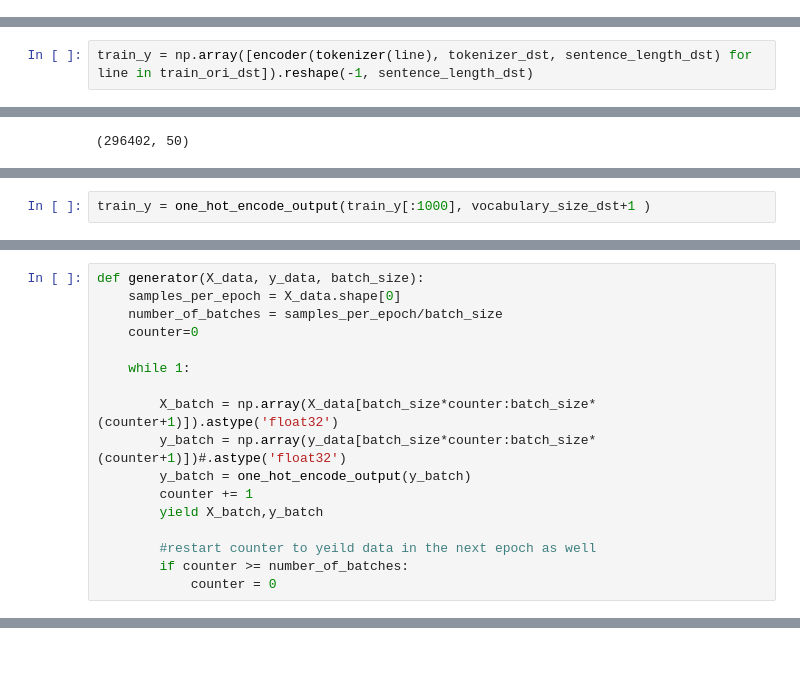
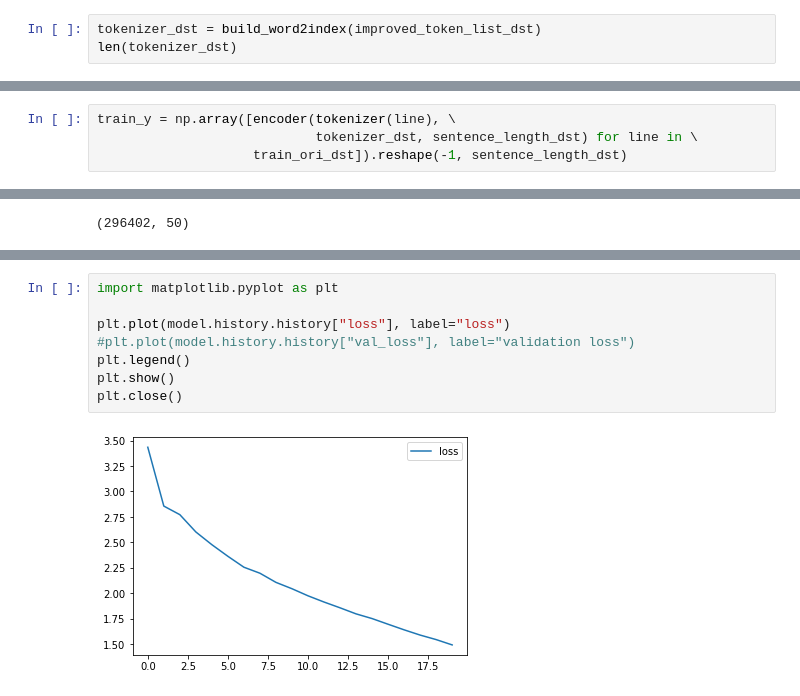
Before and after one commit to L-theorist/simple-simplifier, a Jupyter notebook: main.ipynb, the cells around one changed output, grey strips where cells are left out. Cells and saved outputs as stored; diff of their text form; blank space fills up the shorter version.

```diff
--- a/main.ipynb
+++ b/main.ipynb
@@ -502,0 +341,3 @@ len(tokenizer_dst)
+# %%
+tokenizer_dst = build_word2index(improved_token_list_dst)
+len(tokenizer_dst)
@@ -503,5 +346,7 @@ len(tokenizer_dst)
 # %%
-train_y = np.array([encoder(tokenizer(line), tokenizer_dst, sentence_length_dst) for line in train_ori_dst]).reshape(-1, sentence_length_dst)
+train_y = np.array([encoder(tokenizer(line), \
+                            tokenizer_dst, sentence_length_dst) for line in \
+                    train_ori_dst]).reshape(-1, sentence_length_dst)
 # %%
 train_y.shape
 # %% [output]
@@ -606,2 +358,0 @@ def one_hot_encode_output(encoded_sentences, vocab_size):
-# %%
-train_y = one_hot_encode_output(train_y[:1000], vocabulary_size_dst+1 )
@@ -631,17 +358,0 @@ data_gen = zip(train_x_gen, one_hot_encode_output(train_y_gen))
-# %%
-def generator(X_data, y_data, batch_size):
-    samples_per_epoch = X_data.shape[0]
-    number_of_batches = samples_per_epoch/batch_size
-    counter=0
-
-    while 1:
-
-        X_batch = np.array(X_data[batch_size*counter:batch_size*(counter+1)]).astype('float32')
-        y_batch = np.array(y_data[batch_size*counter:batch_size*(counter+1)])#.astype('float32')
-        y_batch = one_hot_encode_output(y_batch)
-        counter += 1
-        yield X_batch,y_batch
-
-        #restart counter to yeild data in the next epoch as well
-        if counter >= number_of_batches:
-            counter = 0
@@ -736,0 +434,10 @@ KeyboardInterrupt:
+# %%
+import matplotlib.pyplot as plt
+
+plt.plot(model.history.history["loss"], label="loss")
+#plt.plot(model.history.history["val_loss"], label="validation loss")
+plt.legend()
+plt.show()
+plt.close()
+# %% [output]
+[figure, added]
```
Also changed, not shown: parts of 78 cells of this notebook, 2 other files.
